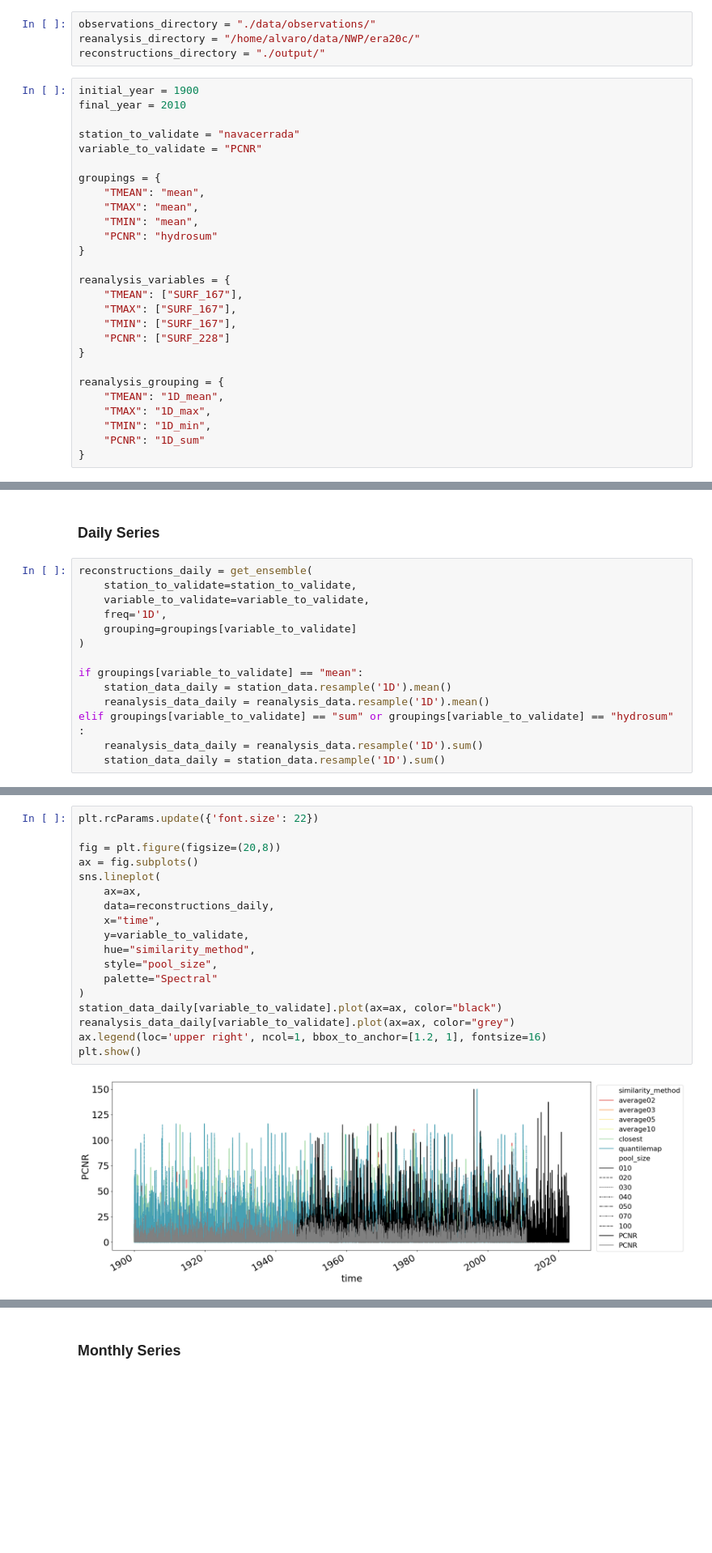
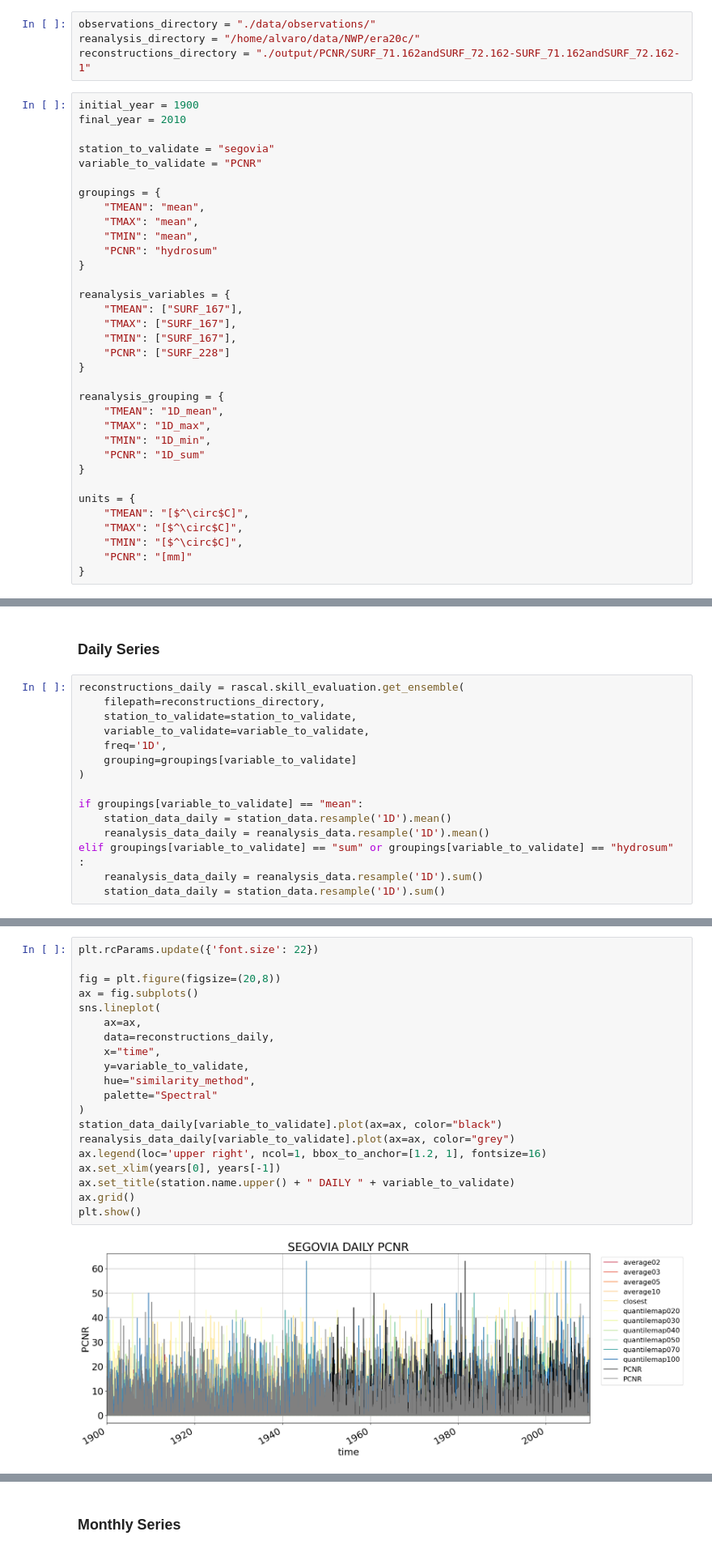
Before and after one commit to alvaro-gc95/RASCAL, a Jupyter notebook: Reconstruction Validation.ipynb, the cells around one changed output, grey strips where cells are left out. Shown at 81% size. Saved outputs shown, nothing was run; the diff lists cells and outputs as text; blank space fills up the shorter version.

Commit message:
Solve stability issues, generate functions for skill evaluation

```diff
--- a/Reconstruction Validation.ipynb
+++ b/Reconstruction Validation.ipynb
@@ -22,12 +24,12 @@ from scipy.stats import percentileofscore
 # %%
 observations_directory = "./data/observations/"
 reanalysis_directory = "/home/alvaro/data/NWP/era20c/"
-reconstructions_directory = "./output/"
+reconstructions_directory = "./output/PCNR/SURF_71.162andSURF_72.162-SURF_71.162andSURF_72.162-1"
 # %%
 initial_year = 1900
 final_year = 2010
 
-station_to_validate = "navacerrada"
+station_to_validate = "segovia"
 variable_to_validate = "PCNR"
 
 groupings = {
@@ -50,6 +52,13 @@ reanalysis_grouping = {
     "TMIN": "1D_min",
     "PCNR": "1D_sum"
 }
+
+units = {
+    "TMEAN": "[$^\circ$C]",
+    "TMAX": "[$^\circ$C]",
+    "TMIN": "[$^\circ$C]",
+    "PCNR": "[mm]"
+}
 # %% [markdown]
 ### STATION DATA
 # %%
@@ -533,7 +131,8 @@ def taylor_test(std_ref, models_skill):
 # %% [markdown]
 ### Daily Series
 # %%
-reconstructions_daily = get_ensemble(
+reconstructions_daily = rascal.skill_evaluation.get_ensemble(
+    filepath=reconstructions_directory,
     station_to_validate=station_to_validate,
     variable_to_validate=variable_to_validate,
     freq='1D',
@@ -549,20 +165,22 @@ elif groupings[variable_to_validate] == "sum" or groupings[variable_to_validate]
 # %%
 plt.rcParams.update({'font.size': 22})
 
 fig = plt.figure(figsize=(20,8))
 ax = fig.subplots()
 sns.lineplot(
     ax=ax,
     data=reconstructions_daily,
     x="time",
     y=variable_to_validate,
     hue="similarity_method",
-    style="pool_size",
     palette="Spectral"
 )
 station_data_daily[variable_to_validate].plot(ax=ax, color="black")
 reanalysis_data_daily[variable_to_validate].plot(ax=ax, color="grey")
 ax.legend(loc='upper right', ncol=1, bbox_to_anchor=[1.2, 1], fontsize=16)
+ax.set_xlim(years[0], years[-1])
+ax.set_title(station.name.upper() + " DAILY " + variable_to_validate)
+ax.grid()
 plt.show()
 # %% [output]
-[figure, old version]
+[figure, new version]
```
Also changed, not shown: parts of 43 cells of this notebook, 11 other files.
